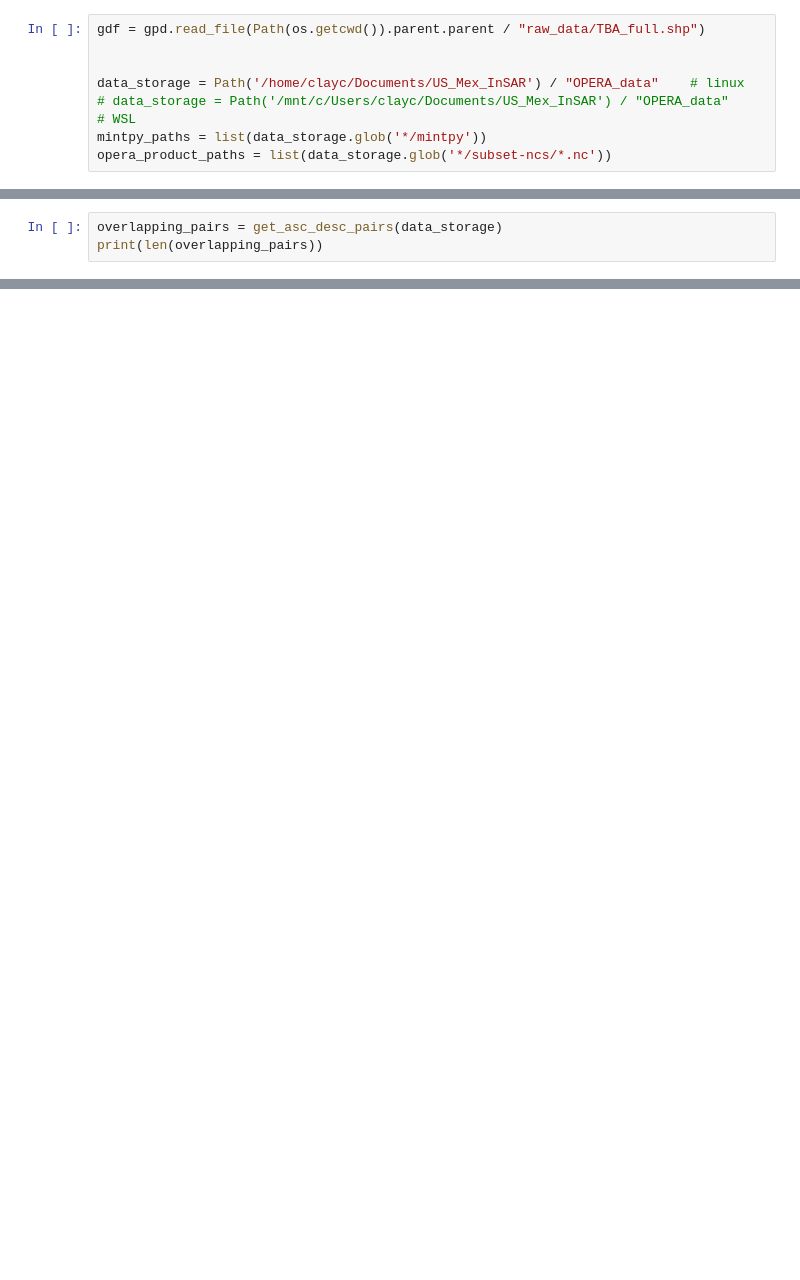
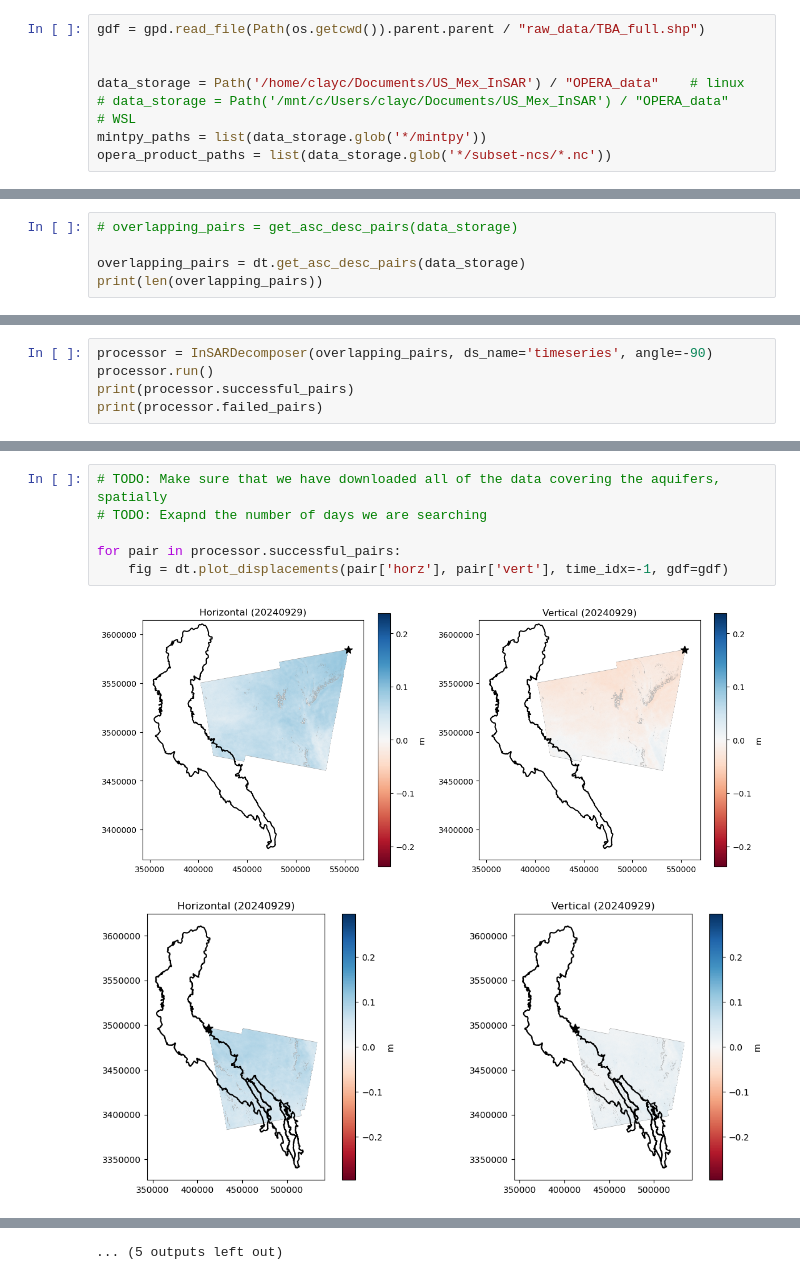
Before and after one commit to wc-caldwell/Transboundary_Opera, a Jupyter notebook: code/process_data/decompose_insar.ipynb, the cells around one changed output, grey strips where cells are left out. Cells and saved outputs as stored; diff of their text form; blank space fills up the shorter version.

```diff
--- a/code/process_data/decompose_insar.ipynb
+++ b/code/process_data/decompose_insar.ipynb
@@ -154,3 +25,5 @@ def plot_displacements(horz_file, vert_file, time_idx=None, vlim=None, cmap='RdB
 # %%
-overlapping_pairs = get_asc_desc_pairs(data_storage)
+# overlapping_pairs = get_asc_desc_pairs(data_storage)
+
+overlapping_pairs = dt.get_asc_desc_pairs(data_storage)
 print(len(overlapping_pairs))
@@ -182,0 +35,5 @@ test_disp_colors = plot_displacements(test_files[0], test_files[1], time_idx=5,
+# %%
+processor = InSARDecomposer(overlapping_pairs, ds_name='timeseries', angle=-90)
+processor.run()
+print(processor.successful_pairs)
+print(processor.failed_pairs)
@@ -182,0 +75,9 @@ test_disp_colors = plot_displacements(test_files[0], test_files[1], time_idx=5,
+# %%
+# TODO: Make sure that we have downloaded all of the data covering the aquifers, spatially
+# TODO: Exapnd the number of days we are searching
+
+for pair in processor.successful_pairs:
+    fig = dt.plot_displacements(pair['horz'], pair['vert'], time_idx=-1, gdf=gdf)
+# %% [output]
+[figure, added]
+[figure, added]
@@ -182,0 +94 @@ test_disp_colors = plot_displacements(test_files[0], test_files[1], time_idx=5,
+... (5 outputs left out)
```
Also changed, not shown: parts of 13 cells of this notebook, 7 other files.
